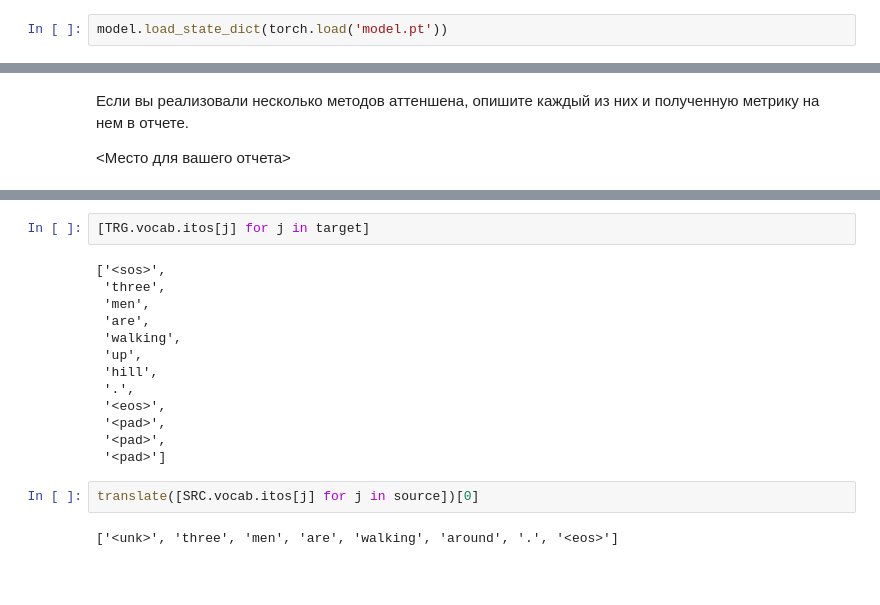
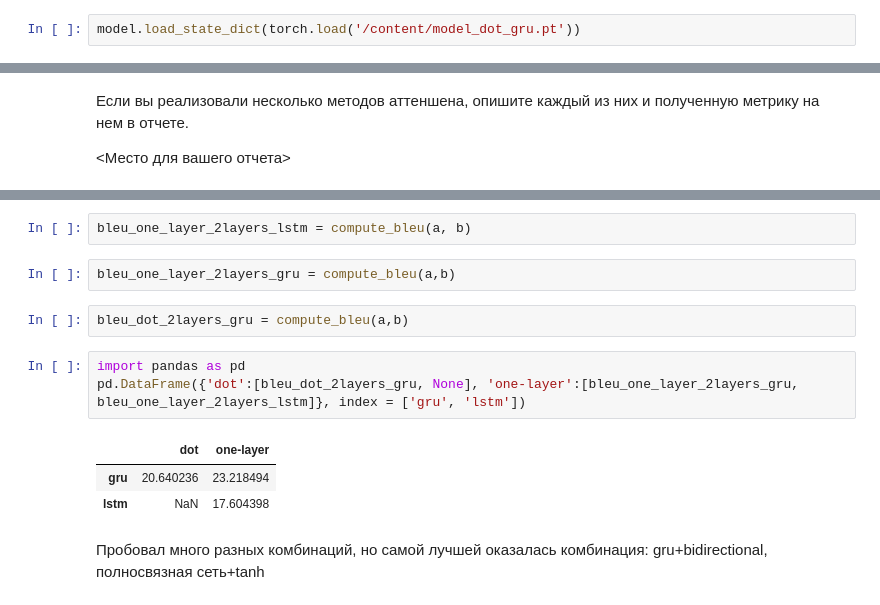
Before and after one commit to alexvishnevskiy/Seq2Seq, a Jupyter notebook: [homework]seq2seq_and_attn (1).ipynb, the cells around one changed output, grey strips where cells are left out. Drawn from its saved outputs; the diff is of its cells as text; blank space fills up the shorter version.

```diff
--- a/[homework]seq2seq_and_attn (1).ipynb
+++ b/[homework]seq2seq_and_attn (1).ipynb
@@ -484,7 +457,7 @@ for epoch in range(max_epochs):
     print('Train Perplexity {}  Val Perplexity {}:'.format(np.exp(train_loss), np.exp(valid_loss)))
 #!telegram-send 'done'
 # %%
-model.load_state_dict(torch.load('model.pt'))
+model.load_state_dict(torch.load('/content/model_dot_gru.pt'))
 # %% [output]
 <All keys matched successfully>
 # %%
@@ -565,19 +515,15 @@ target = next(iter(test_iterator)).trg[:, 60]
-# %%
-[TRG.vocab.itos[j] for j in target]
-# %% [output]
-['<sos>',
- 'three',
- 'men',
- 'are',
- 'walking',
- 'up',
- 'hill',
- '.',
- '<eos>',
- '<pad>',
- '<pad>',
- '<pad>']
-# %%
-translate([SRC.vocab.itos[j] for j in source])[0]
-# %% [output]
-['<unk>', 'three', 'men', 'are', 'walking', 'around', '.', '<eos>']
+# %%
+bleu_one_layer_2layers_lstm = compute_bleu(a, b)
+# %%
+bleu_one_layer_2layers_gru = compute_bleu(a,b)
+# %%
+bleu_dot_2layers_gru = compute_bleu(a,b)
+# %%
+import pandas as pd
+pd.DataFrame({'dot':[bleu_dot_2layers_gru, None], 'one-layer':[bleu_one_layer_2layers_gru, bleu_one_layer_2layers_lstm]}, index = ['gru', 'lstm'])
+# %% [output]
+|  | dot | one-layer |
+| gru | 20.640236 | 23.218494 |
+| lstm | NaN | 17.604398 |
+# %% [markdown]
+Пробовал много разных комбинаций, но самой лучшей оказалась комбинация: gru+bidirectional, полносвязная сеть+tanh
```
Also changed, not shown: parts of 14 cells of this notebook.
